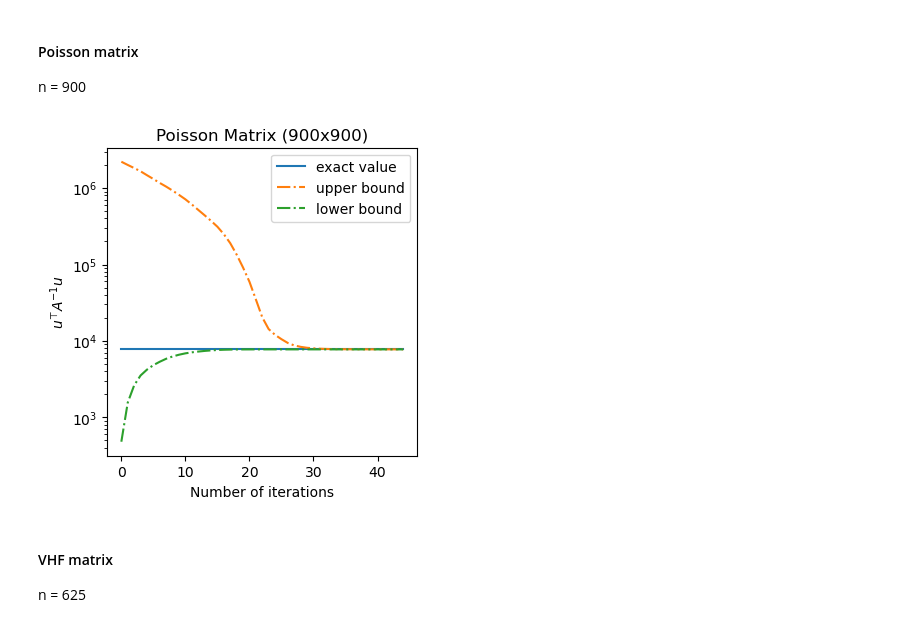
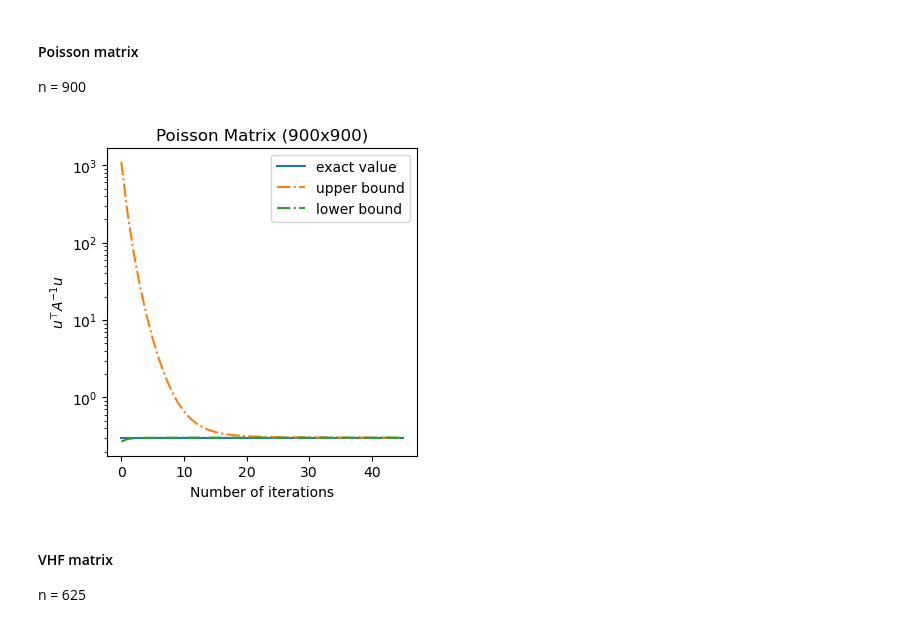
Before and after one commit to Aurenore/CLAProject_TraceEstimator, a Jupyter notebook: graphs_algo1.ipynb, the cells around one changed output. Saved outputs shown, nothing was run; the diff lists cells and outputs as text; code cells hidden in the pictures.

```diff
--- a/graphs_algo1.ipynb
+++ b/graphs_algo1.ipynb
@@ -13,10 +13,11 @@ n = 900
 # %%
 poisson_matrix=Poisson_function(30)
 n = 900
-u = np.random.rand(n)
+u = np.zeros(n)
+u[0] = 1
 graph_algo1(poisson_matrix, u, matrix_label='Poisson Matrix', savefile='poisson_matrix')
 # %% [output]
-[figure, old version]
+[figure, new version]
 # %% [markdown]
 #### VHF matrix
 n = 625
```
Also changed, not shown: parts of 5 cells of this notebook, 8 other files.
